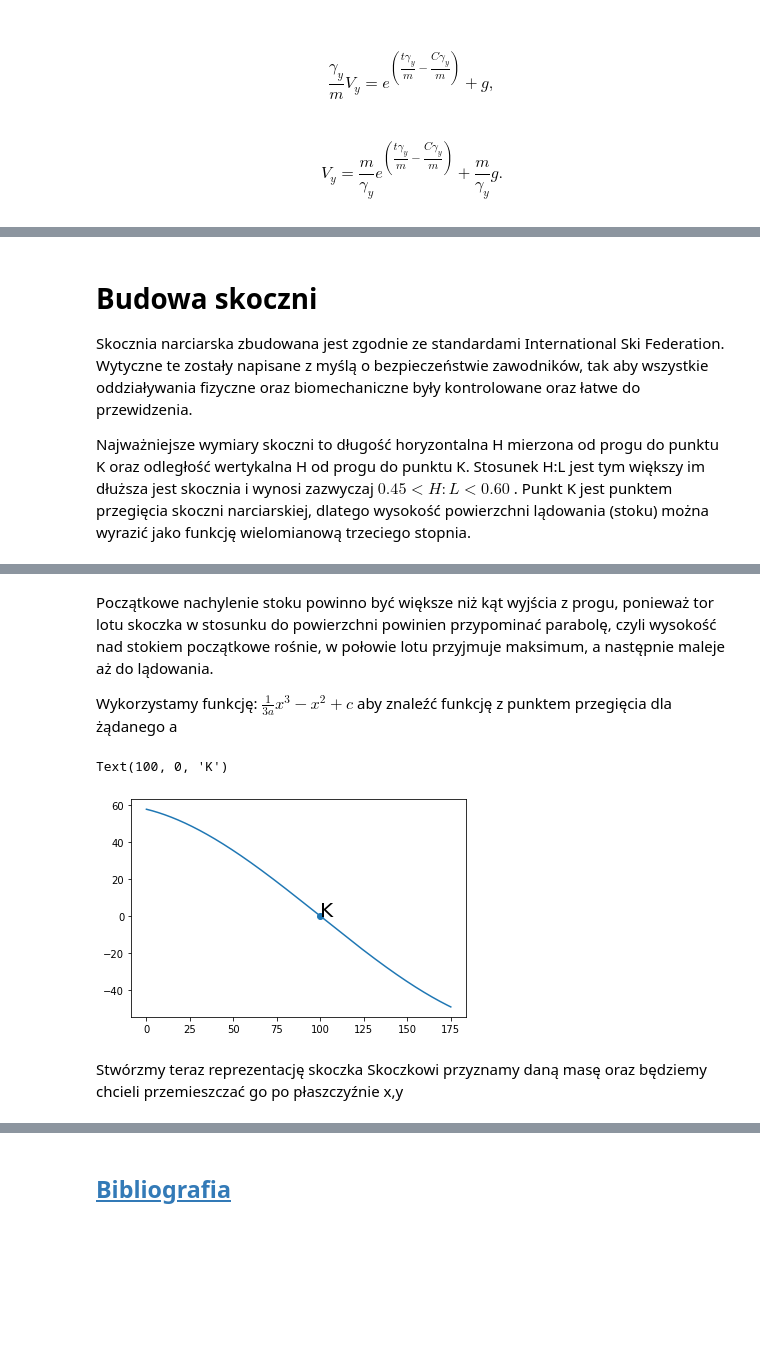
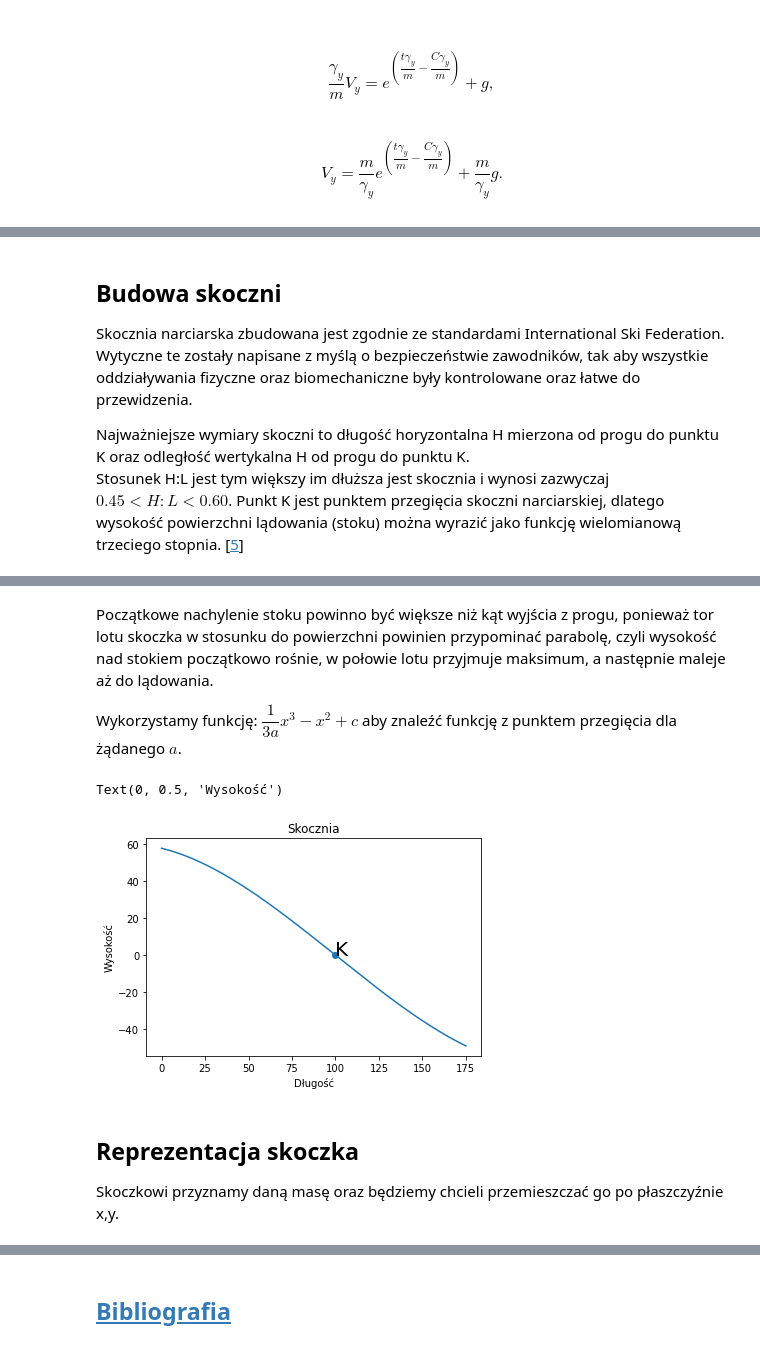
Before and after one commit to maciejratajski1999/Skoki-narciarskie, a Jupyter notebook: main.ipynb, the cells around one changed output, grey strips where cells are left out. Cells and saved outputs as stored; diff of their text form; code cells hidden in the pictures; blank space fills up the shorter version.

```diff
--- a/main.ipynb
+++ b/main.ipynb
@@ -310,56 +142,59 @@ SyntaxError: can't assign to function call (<ipython-input-13-d9d0e597b72e>, lin
 # %% [markdown]
-# Budowa skoczni
+## Budowa skoczni
 
 Skocznia narciarska zbudowana jest zgodnie ze standardami International Ski Federation. Wytyczne te zostały napisane z myślą o bezpieczeństwie zawodników, tak aby wszystkie oddziaływania fizyczne oraz biomechaniczne były kontrolowane oraz łatwe do przewidzenia.
 
-Najważniejsze wymiary skoczni to długość horyzontalna H mierzona od progu do punktu K oraz odległość wertykalna H od progu do punktu K. Stosunek H:L jest tym większy im dłuższa jest skocznia i wynosi zazwyczaj $ 0.45 < H:L < 0.60$ . Punkt K jest punktem przegięcia skoczni narciarskiej, dlatego wysokość powierzchni lądowania (stoku) można wyrazić jako funkcję wielomianową trzeciego stopnia.
+Najważniejsze wymiary skoczni to długość horyzontalna H mierzona od progu do punktu K oraz odległość wertykalna H od progu do punktu K. <br> Stosunek H:L jest tym większy im dłuższa jest skocznia i wynosi zazwyczaj $0.45 < H:L < 0.60$. Punkt K jest punktem przegięcia skoczni narciarskiej, dlatego wysokość powierzchni lądowania (stoku) można wyrazić jako funkcję wielomianową trzeciego stopnia. [[5](Bibliografia.ipynb)]
 # %% [markdown]
 ![skocznia](budowa_skoczni.png)
 # %% [markdown]
-Początkowe nachylenie stoku powinno być większe niż kąt wyjścia z progu, ponieważ tor lotu skoczka w stosunku do powierzchni powinien przypominać parabolę, czyli wysokość nad stokiem początkowe rośnie, w połowie lotu przyjmuje maksimum, a następnie maleje aż do lądowania.
+Początkowe nachylenie stoku powinno być większe niż kąt wyjścia z progu, ponieważ tor lotu skoczka w stosunku do powierzchni powinien przypominać parabolę, czyli wysokość nad stokiem początkowo rośnie, w połowie lotu przyjmuje maksimum, a następnie maleje aż do lądowania.
 
 Wykorzystamy funkcję:
 $
-\frac{1}{3a}x^3 - x^2 + c
+\dfrac{1}{3a}x^3 - x^2 + c
 $
-aby znaleźć funkcję z punktem przegięcia dla żądanego a
+aby znaleźć funkcję z punktem przegięcia dla żądanego $a$.
 # %%
 class Hill:
 
     def __init__(self, length, velocity):
         '''
         :param length: horyzontalny dystans od progu do punktu K
         :param velocity: prędkość wyjścia z progu
         '''
         self.velocity = velocity
         self.length = length
         self.height = self.length*(0.6)
         self.draw_length = self.length*1.2
         self.modifier = ((2/3)*((self.draw_length)**2))/self.height
 
     def curve(self, x):
         '''
         :return: wielomian trzeciego stopnia od x
         '''
-        # nie chcem zaczynać z x=0, ponieważ oczekujemy że stok pod progiem od razu będzie nachylony
+        # nie chcemy zaczynać z x=0, ponieważ oczekujemy że stok pod progiem od razu będzie nachylony
         x= x + self.length*0.2
         return ((1/(3*(self.draw_length)))*(x**3) - (x**2))/self.modifier + self.height
 
 
 import numpy
 skocznia = Hill(100,25)
 x_data = numpy.arange(0,skocznia.length*1.75, 0.01)
 y_data = [skocznia.curve(x) for x in x_data]
 from matplotlib import pyplot
 pyplot.plot(x_data,y_data)
 pyplot.scatter(skocznia.length,0)
 pyplot.annotate("K", (skocznia.length,0), size=20)
+pyplot.title("Skocznia")
+pyplot.xlabel("Długość")
+pyplot.ylabel("Wysokość")
 # %% [output]
-Text(100, 0, 'K')
+Text(0, 0.5, 'Wysokość')
-[figure, old version]
+[figure, new version]
 # %% [markdown]
-Stwórzmy teraz reprezentację skoczka
-Skoczkowi przyznamy daną masę oraz będziemy chcieli przemieszczać go po płaszczyźnie x,y
+## Reprezentacja skoczka
+Skoczkowi przyznamy daną masę oraz będziemy chcieli przemieszczać go po płaszczyźnie x,y.
 # %%
 class Jumper:
 
```
Also changed, not shown: parts of 27 cells of this notebook, 2 other files.
